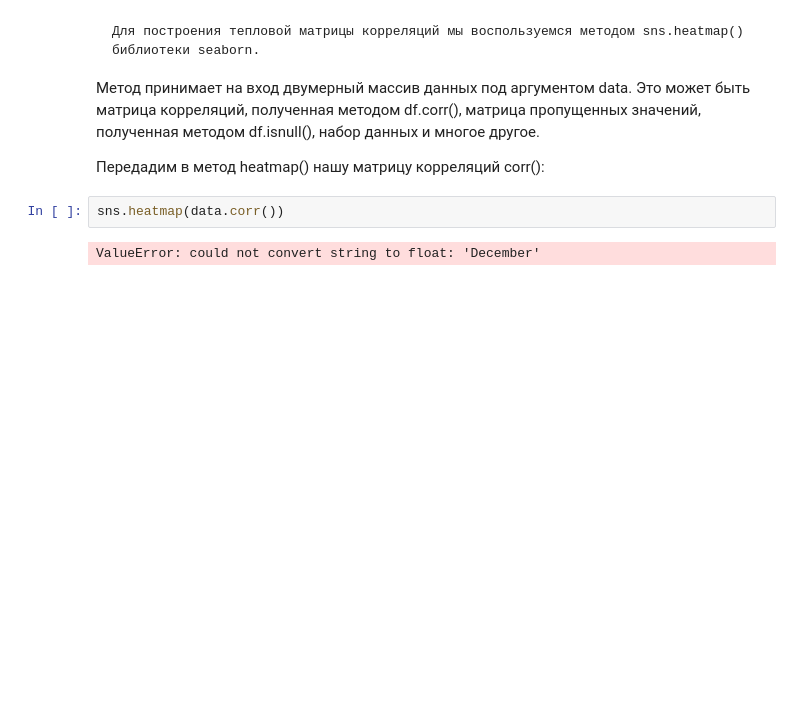
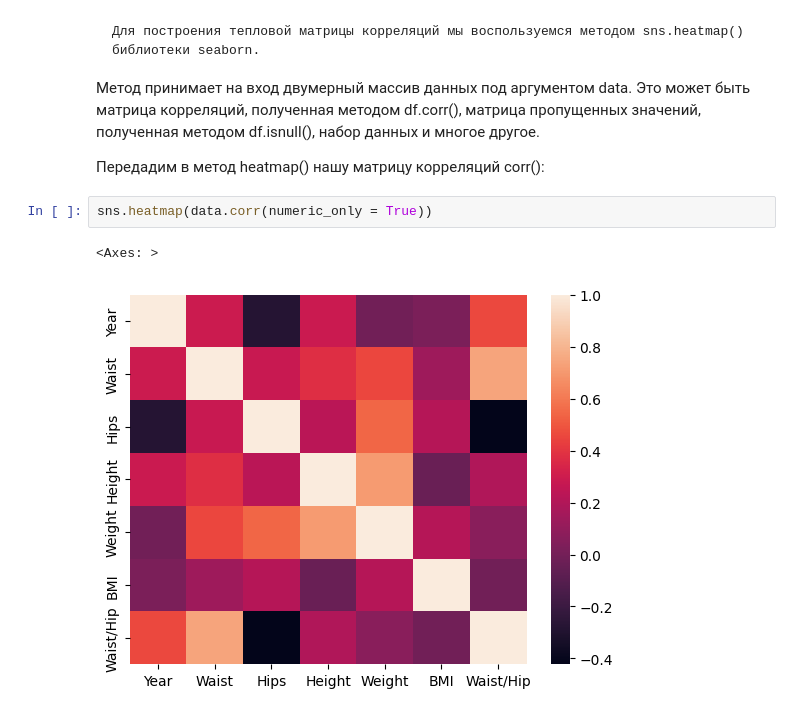
Before and after one commit to DadonovIV/for_sf_ds, a Jupyter notebook: EDA/EDA_2/EDA_2.ipynb, the cells around one changed output. Drawn from its saved outputs; the diff is of its cells as text; blank space fills up the shorter version.

```diff
--- a/EDA/EDA_2/EDA_2.ipynb
+++ b/EDA/EDA_2/EDA_2.ipynb
@@ -401,6 +408,7 @@ import seaborn as sns
 
 Передадим в метод heatmap() нашу матрицу корреляций corr():
 # %%
-sns.heatmap(data.corr())
+sns.heatmap(data.corr(numeric_only = True))
 # %% [output]
-ValueError: could not convert string to float: 'December'
+<Axes: >
+[figure, added]
```
Also changed, not shown: parts of 20 cells of this notebook.
